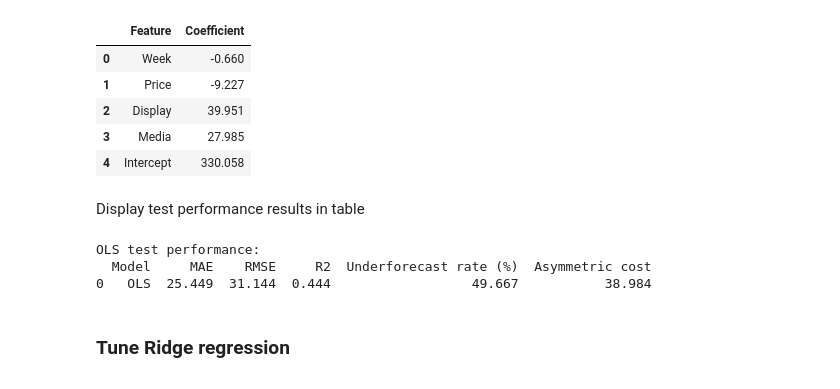
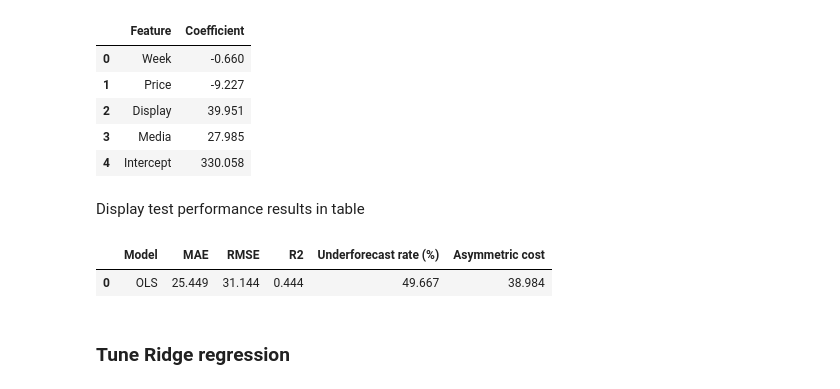
Before and after one commit to emreavley/DSB102_A1, a Jupyter notebook: DSB102_A2.ipynb, the cells around one changed output. Drawn from its saved outputs; the diff is of its cells as text; code cells hidden in the pictures.

```diff
--- a/DSB102_A2.ipynb
+++ b/DSB102_A2.ipynb
@@ -518,14 +521,14 @@ ols_coefficients.round(3)
 # %% [markdown]
 Display test performance results in table
 # %%
-print("OLS test performance:")
-print(pd.DataFrame([
+OLS_test_performance = pd.DataFrame([
     evaluate_predictions("OLS", y_test, predictions["OLS"])
-]).round(3))
+]).round(3)
+
+OLS_test_performance
 # %% [output]
-OLS test performance:
-  Model     MAE    RMSE     R2  Underforecast rate (%)  Asymmetric cost
-0   OLS  25.449  31.144  0.444                  49.667           38.984
+|  | Model | MAE | RMSE | R2 | Underforecast rate (%) | Asymmetric cost |
+| 0 | OLS | 25.449 | 31.144 | 0.444 | 49.667 | 38.984 |
 # %% [markdown]
 ### Tune Ridge regression
 # %%
```
Also changed, not shown: parts of 8 cells of this notebook.
